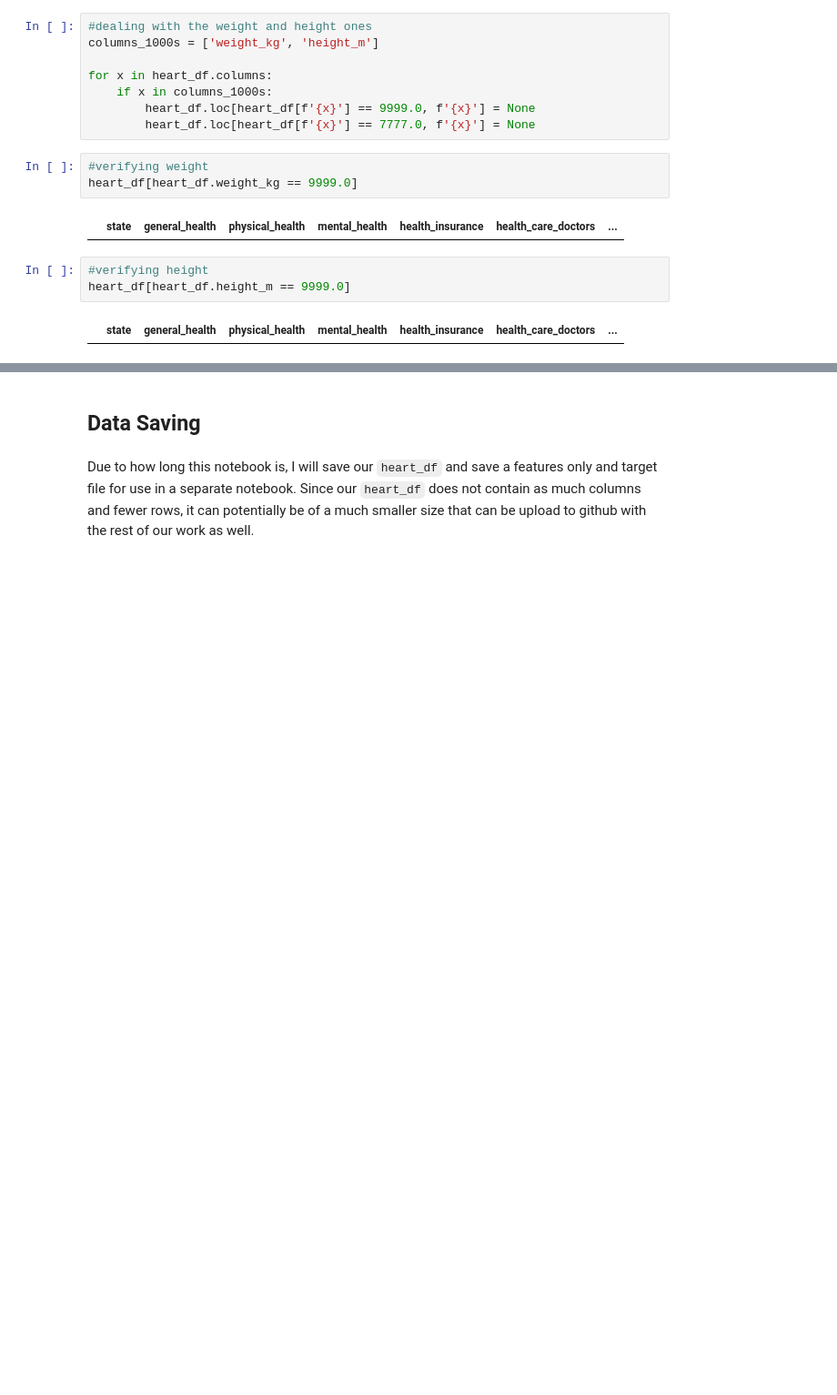
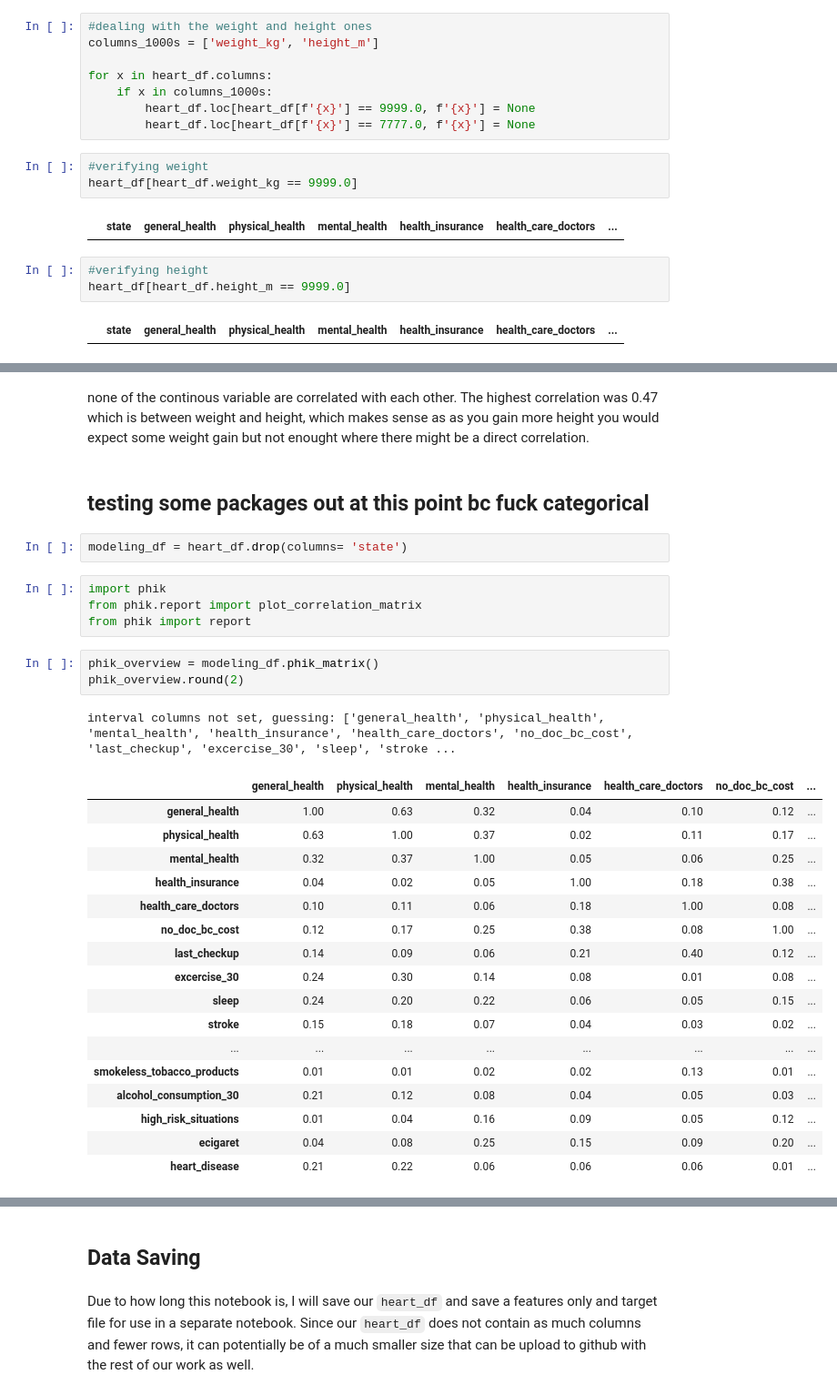
Before and after one commit to xiaohua-su/Heart_Disease, a Jupyter notebook: Heart_disease_eda.ipynb, the cells around one changed output, grey strips where cells are left out. Shown at 91% size. Cells and saved outputs as stored; diff of their text form; blank space fills up the shorter version.

```diff
--- a/Heart_disease_eda.ipynb
+++ b/Heart_disease_eda.ipynb
@@ -948,0 +1045,32 @@ heart_df.isna().sum().sum()
+# %% [markdown]
+none of the continous variable are correlated with each other. The highest correlation was 0.47 which is between weight and height, which makes sense as as you gain more height you would expect some weight gain but not enought where there might be a direct correlation.
+# %% [markdown]
+## testing some packages out at this point bc fuck categorical
+# %%
+modeling_df = heart_df.drop(columns= 'state')
+# %%
+import phik
+from phik.report import plot_correlation_matrix
+from phik import report
+# %%
+phik_overview = modeling_df.phik_matrix()
+phik_overview.round(2)
+# %% [output]
+interval columns not set, guessing: ['general_health', 'physical_health', 'mental_health', 'health_insurance', 'health_care_doctors', 'no_doc_bc_cost', 'last_checkup', 'excercise_30', 'sleep', 'stroke ...
+|  | general_health | physical_health | mental_health | health_insurance | health_care_doctors | no_doc_bc_cost | ... |
+| general_health | 1.00 | 0.63 | 0.32 | 0.04 | 0.10 | 0.12 | ... |
+| physical_health | 0.63 | 1.00 | 0.37 | 0.02 | 0.11 | 0.17 | ... |
+| mental_health | 0.32 | 0.37 | 1.00 | 0.05 | 0.06 | 0.25 | ... |
+| health_insurance | 0.04 | 0.02 | 0.05 | 1.00 | 0.18 | 0.38 | ... |
+| health_care_doctors | 0.10 | 0.11 | 0.06 | 0.18 | 1.00 | 0.08 | ... |
+| no_doc_bc_cost | 0.12 | 0.17 | 0.25 | 0.38 | 0.08 | 1.00 | ... |
+| last_checkup | 0.14 | 0.09 | 0.06 | 0.21 | 0.40 | 0.12 | ... |
+| excercise_30 | 0.24 | 0.30 | 0.14 | 0.08 | 0.01 | 0.08 | ... |
+| sleep | 0.24 | 0.20 | 0.22 | 0.06 | 0.05 | 0.15 | ... |
+| stroke | 0.15 | 0.18 | 0.07 | 0.04 | 0.03 | 0.02 | ... |
+| ... | ... | ... | ... | ... | ... | ... | ... |
+| smokeless_tobacco_products | 0.01 | 0.01 | 0.02 | 0.02 | 0.13 | 0.01 | ... |
+| alcohol_consumption_30 | 0.21 | 0.12 | 0.08 | 0.04 | 0.05 | 0.03 | ... |
+| high_risk_situations | 0.01 | 0.04 | 0.16 | 0.09 | 0.05 | 0.12 | ... |
+| ecigaret | 0.04 | 0.08 | 0.25 | 0.15 | 0.09 | 0.20 | ... |
+| heart_disease | 0.21 | 0.22 | 0.06 | 0.06 | 0.06 | 0.01 | ... |
```
Also changed, not shown: parts of 25 cells of this notebook.
